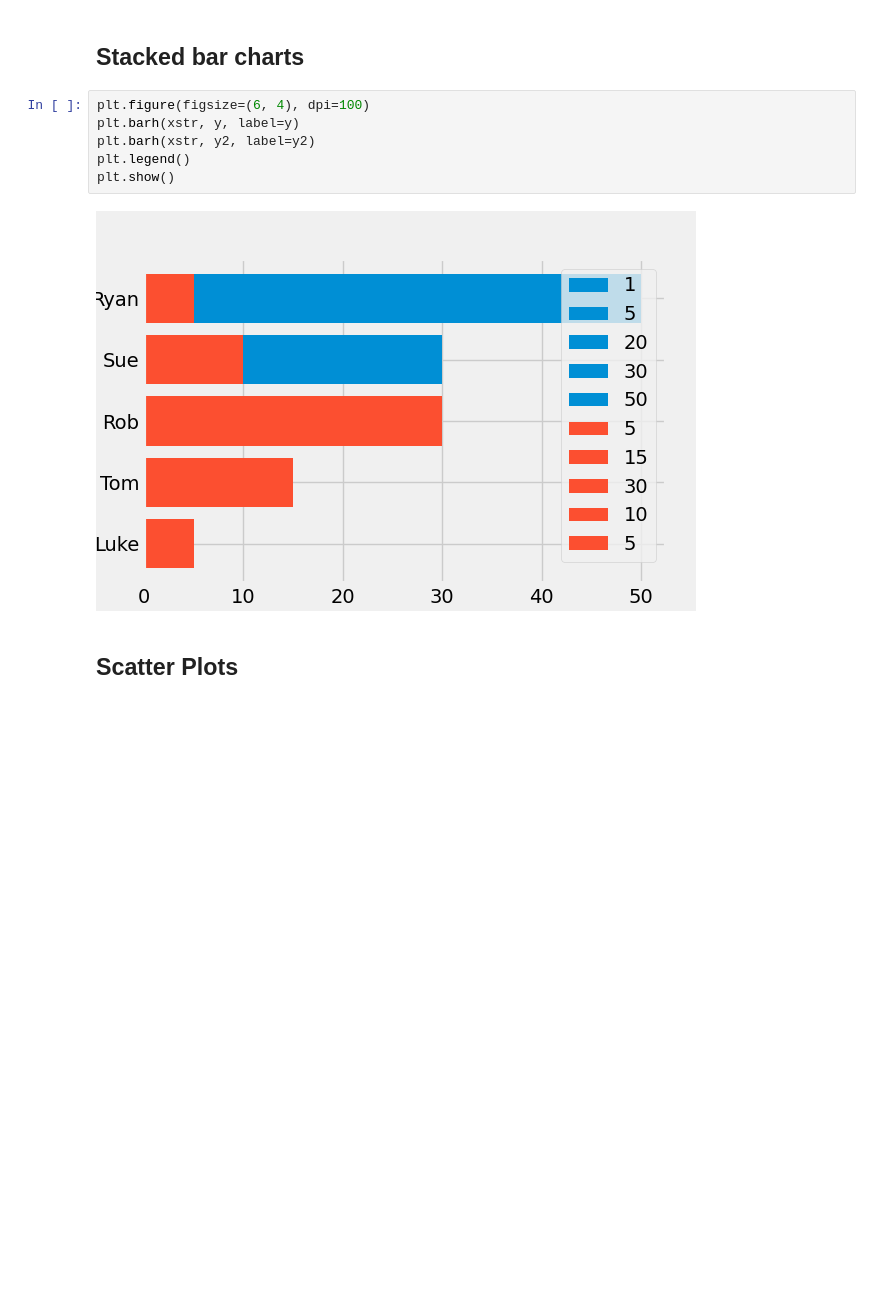
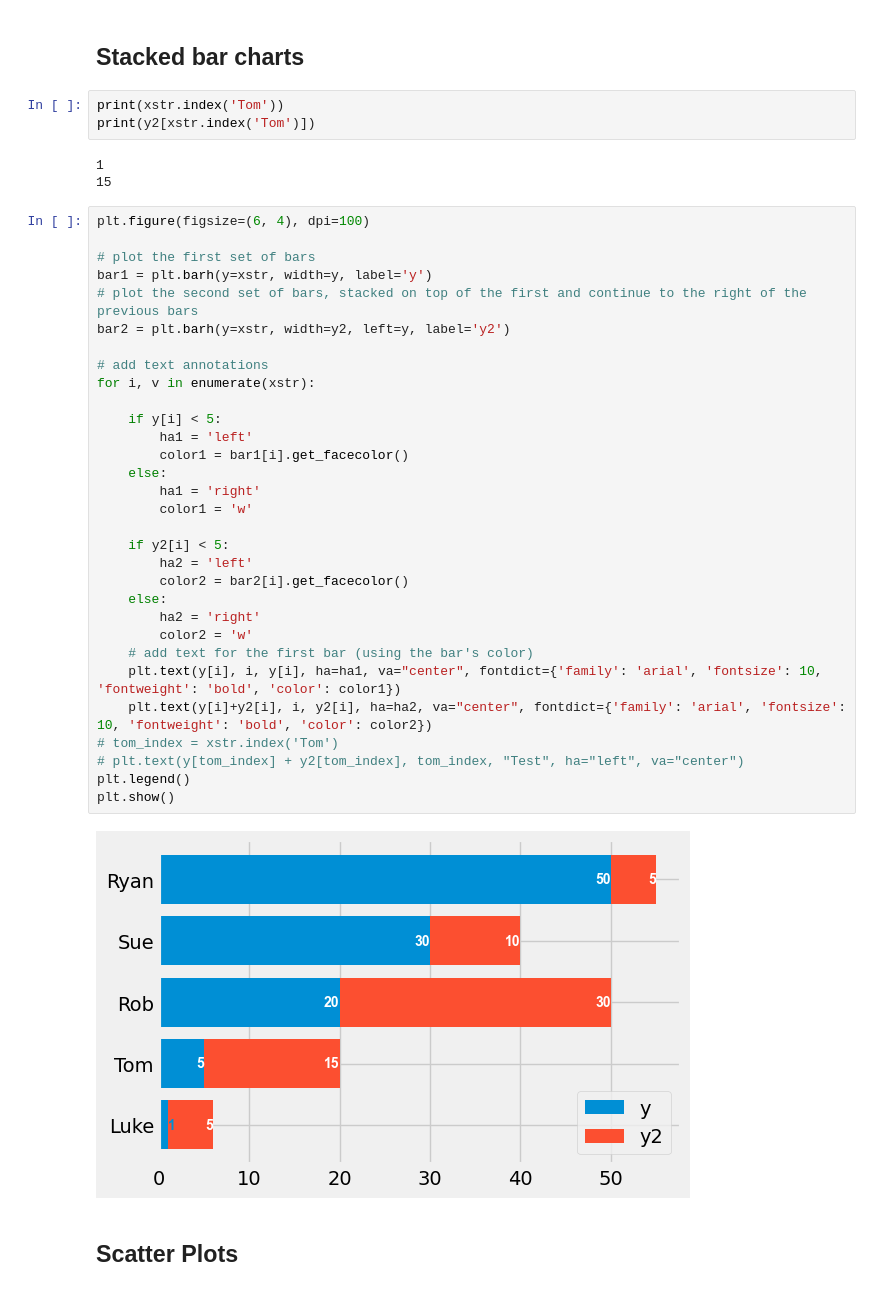
Before and after one commit to mt-robotics/python, a Jupyter notebook: data_science/matplotlib/matplotlib.ipynb, the cells around one changed output. Saved outputs shown, nothing was run; the diff lists cells and outputs as text; blank space fills up the shorter version.

```diff
--- a/data_science/matplotlib/matplotlib.ipynb
+++ b/data_science/matplotlib/matplotlib.ipynb
@@ -118,13 +118,44 @@ plt.show()
 # %% [markdown]
 ## Stacked bar charts
-# %%
-plt.figure(figsize=(6, 4), dpi=100)
-plt.barh(xstr, y, label=y)
-plt.barh(xstr, y2, label=y2)
-plt.legend()
-plt.show()
-# %% [output]
-[figure, removed]
+# %%
+print(xstr.index('Tom'))
+print(y2[xstr.index('Tom')])
+# %% [output]
+1
+15
+# %%
+plt.figure(figsize=(6, 4), dpi=100)
+
+# plot the first set of bars
+bar1 = plt.barh(y=xstr, width=y, label='y')
+# plot the second set of bars, stacked on top of the first and continue to the right of the previous bars
+bar2 = plt.barh(y=xstr, width=y2, left=y, label='y2')
+
+# add text annotations
+for i, v in enumerate(xstr):
+
+    if y[i] < 5:
+        ha1 = 'left'
+        color1 = bar1[i].get_facecolor()
+    else:
+        ha1 = 'right'
+        color1 = 'w'
+
+    if y2[i] < 5:
+        ha2 = 'left'
+        color2 = bar2[i].get_facecolor()
+    else:
+        ha2 = 'right'
+        color2 = 'w'
+    # add text for the first bar (using the bar's color)
+    plt.text(y[i], i, y[i], ha=ha1, va="center", fontdict={'family': 'arial', 'fontsize': 10, 'fontweight': 'bold', 'color': color1})
+    plt.text(y[i]+y2[i], i, y2[i], ha=ha2, va="center", fontdict={'family': 'arial', 'fontsize': 10, 'fontweight': 'bold', 'color': color2})
+# tom_index = xstr.index('Tom')
+# plt.text(y[tom_index] + y2[tom_index], tom_index, "Test", ha="left", va="center")
+plt.legend()
+plt.show()
+# %% [output]
+[figure, added]
 # %% [markdown]
 ## Scatter Plots
 # %% [markdown]
```
Also changed, not shown: parts of 17 cells of this notebook, 18 other files.
